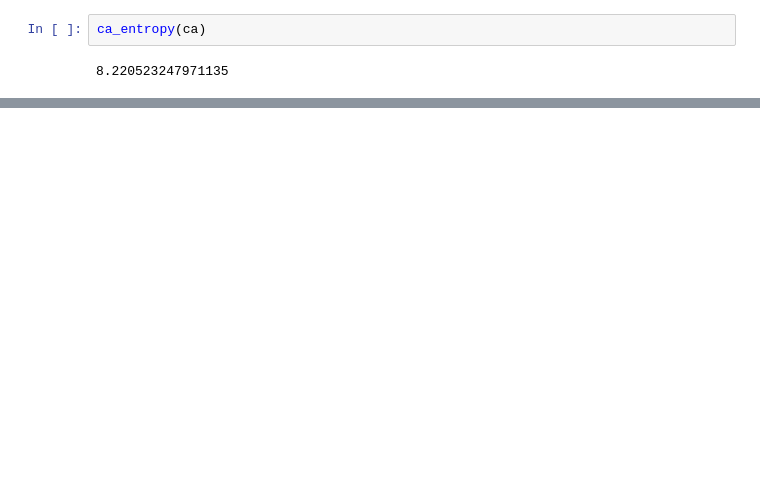
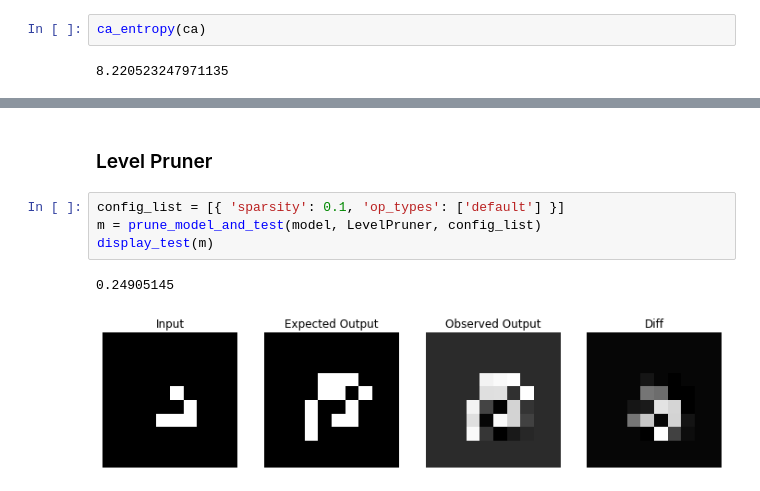
Before and after one commit to luknw/convoca, a Jupyter notebook: paper_replication.ipynb, the cells around one changed output, grey strips where cells are left out. Cells and saved outputs as stored; diff of their text form; blank space fills up the shorter version.

```diff
--- a/paper_replication.ipynb
+++ b/paper_replication.ipynb
@@ -256,0 +311,9 @@ entropies
+# %% [markdown]
+### Level Pruner
+# %%
+config_list = [{ 'sparsity': 0.1, 'op_types': ['default'] }]
+m = prune_model_and_test(model, LevelPruner, config_list)
+display_test(m)
+# %% [output]
+0.24905145
+[figure, added]
```
Also changed, not shown: parts of 13 cells of this notebook.
